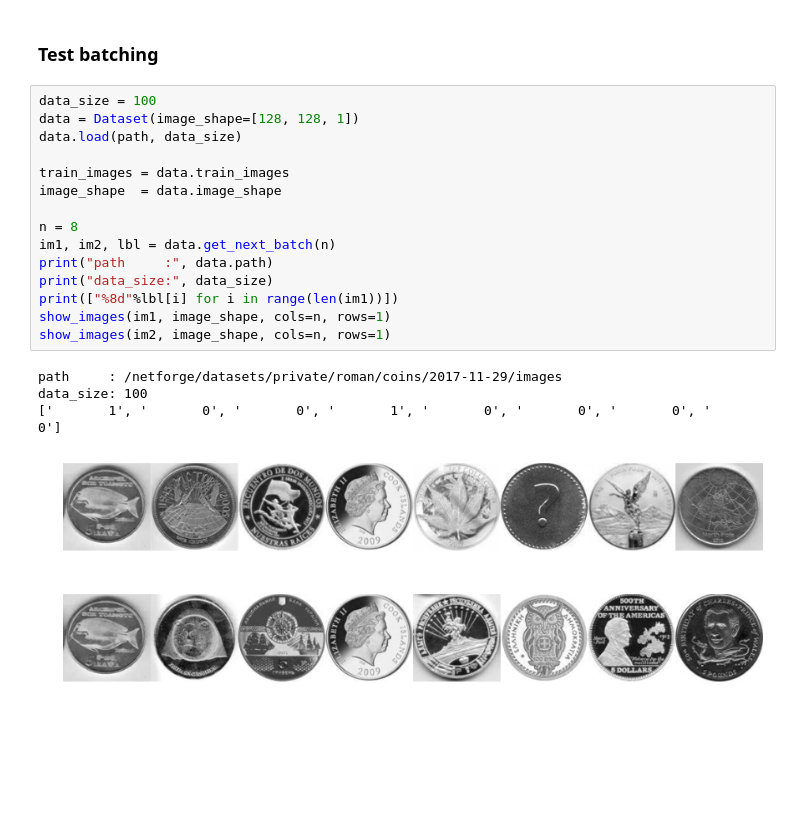
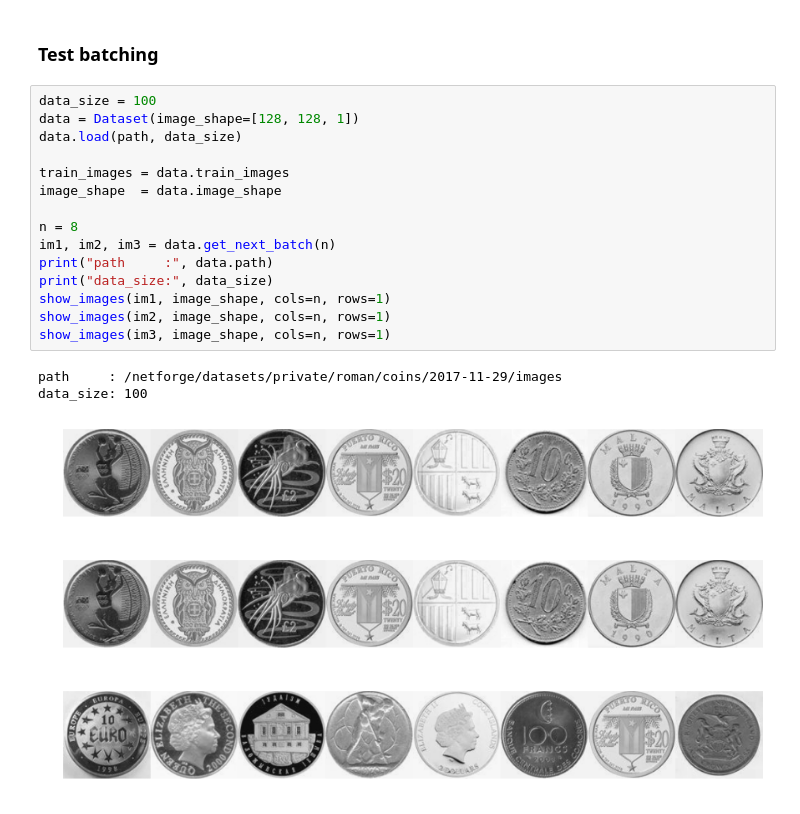
Before and after one commit to RomanKoshelev/deepcoins, a Jupyter notebook: dataset.ipynb, the cells around one changed output. Drawn from its saved outputs; the diff is of its cells as text; blank space fills up the shorter version.

```diff
--- a/dataset.ipynb
+++ b/dataset.ipynb
@@ -44,21 +44,21 @@ Test images:
 # %%
 data_size = 100
 data = Dataset(image_shape=[128, 128, 1])
 data.load(path, data_size)
 
 train_images = data.train_images
 image_shape  = data.image_shape
 
 n = 8
-im1, im2, lbl = data.get_next_batch(n)
+im1, im2, im3 = data.get_next_batch(n)
 print("path     :", data.path)
 print("data_size:", data_size)
-print(["%8d"%lbl[i] for i in range(len(im1))])
 show_images(im1, image_shape, cols=n, rows=1)
 show_images(im2, image_shape, cols=n, rows=1)
+show_images(im3, image_shape, cols=n, rows=1)
 # %% [output]
 path     : /netforge/datasets/private/roman/coins/2017-11-29/images
 data_size: 100
-['       1', '       0', '       0', '       1', '       0', '       0', '       0', '       0']
-[figure, old version]
+[figure, new version]
-[figure, old version]
+[figure, new version]
+[figure, added]
```
Also changed, not shown: 3 other files.
